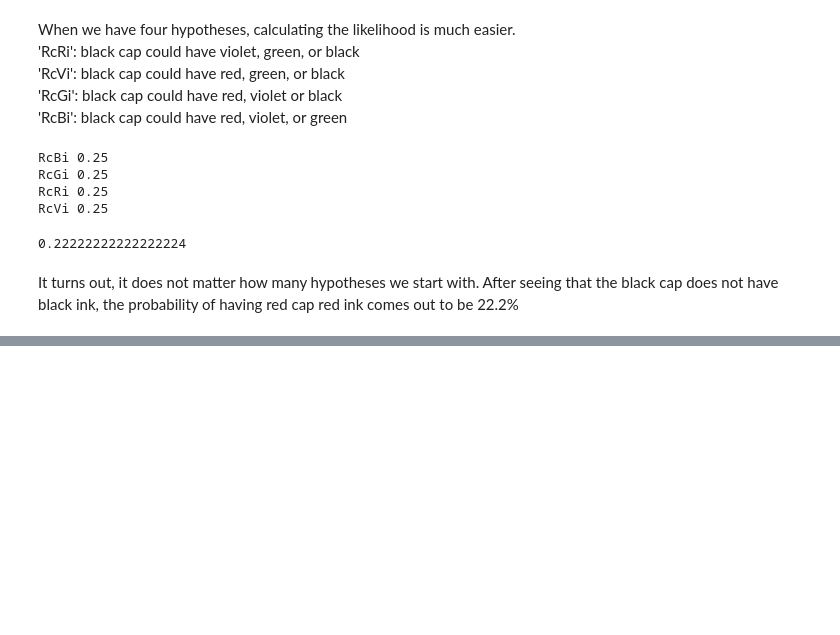
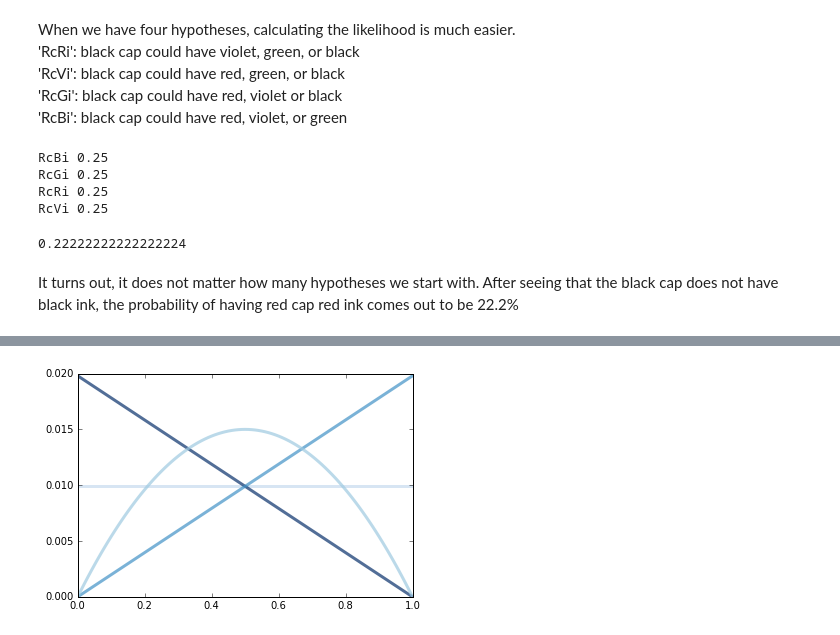
Before and after one commit to NathanYee/ThinkBayes2, a Jupyter notebook: code/report02.ipynb, the cells around one changed output, grey strips where cells are left out. Drawn from its saved outputs; the diff is of its cells as text; code cells hidden in the pictures; blank space fills up the shorter version.

```diff
--- a/code/report02.ipynb
+++ b/code/report02.ipynb
@@ -124,0 +143,10 @@ It turns out, it does not matter how many hypotheses we start with. After seeing
+# %%
+coins = []
+for i in range(3):
+    for j in range(3):
+        coins.append(Beta(i,j))
+
+for coin in coins:
+    thinkplot.Pdf(coin.MakePmf())
+# %% [output]
+[figure, added]
```
Also changed, not shown: parts of 15 cells of this notebook.
